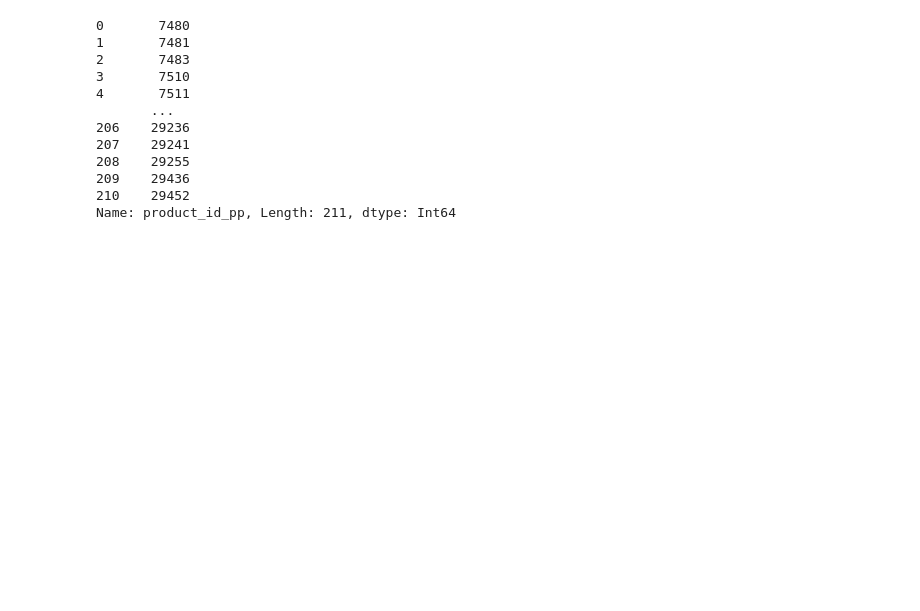
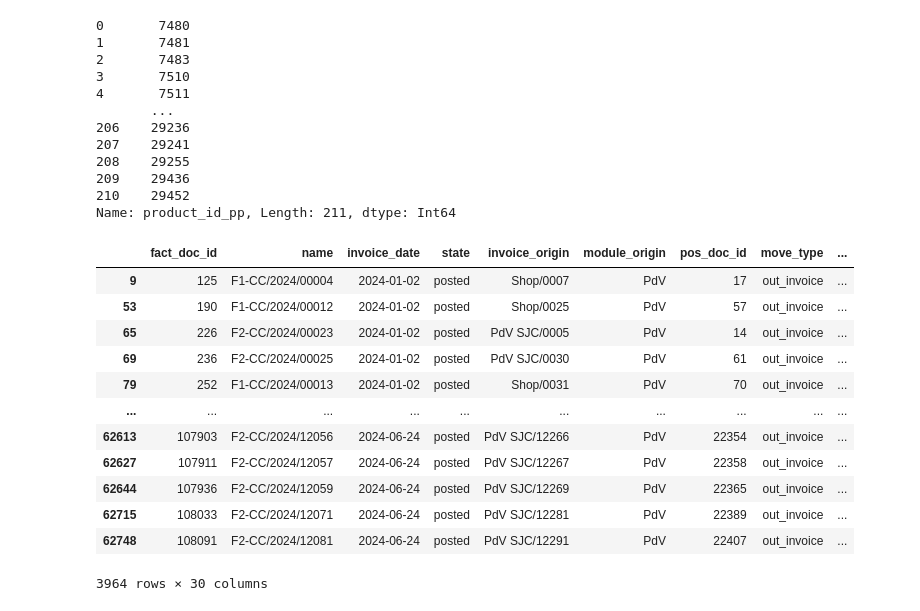
Before and after one commit to ecostichp/odoo_comisiones, a Jupyter notebook: comisiones/algoritmos/algoritmo_costo_de_venta_func.ipynb, the cells around one changed output. Cells and saved outputs as stored; diff of their text form; code cells hidden in the pictures; blank space fills up the shorter version.

```diff
--- a/comisiones/algoritmos/algoritmo_costo_de_venta_func.ipynb
+++ b/comisiones/algoritmos/algoritmo_costo_de_venta_func.ipynb
@@ -280,6 +275,23 @@ prod_varios_prov_ids
 209    29436
 210    29452
 Name: product_id_pp, Length: 211, dtype: Int64
+# %%
+ven_prod_diversos = ventas_año[ventas_año['product_id'].isin(prod_varios_prov_ids)]
+ven_prod_diversos
+# %% [output]
+|  | fact_doc_id | name | invoice_date | state | invoice_origin | module_origin | pos_doc_id | move_type | ... |
+| 9 | 125 | F1-CC/2024/00004 | 2024-01-02 | posted | Shop/0007 | PdV | 17 | out_invoice | ... |
+| 53 | 190 | F1-CC/2024/00012 | 2024-01-02 | posted | Shop/0025 | PdV | 57 | out_invoice | ... |
+| 65 | 226 | F2-CC/2024/00023 | 2024-01-02 | posted | PdV SJC/0005 | PdV | 14 | out_invoice | ... |
+| 69 | 236 | F2-CC/2024/00025 | 2024-01-02 | posted | PdV SJC/0030 | PdV | 61 | out_invoice | ... |
+| 79 | 252 | F1-CC/2024/00013 | 2024-01-02 | posted | Shop/0031 | PdV | 70 | out_invoice | ... |
+| ... | ... | ... | ... | ... | ... | ... | ... | ... | ... |
+| 62613 | 107903 | F2-CC/2024/12056 | 2024-06-24 | posted | PdV SJC/12266 | PdV | 22354 | out_invoice | ... |
+| 62627 | 107911 | F2-CC/2024/12057 | 2024-06-24 | posted | PdV SJC/12267 | PdV | 22358 | out_invoice | ... |
+| 62644 | 107936 | F2-CC/2024/12059 | 2024-06-24 | posted | PdV SJC/12269 | PdV | 22365 | out_invoice | ... |
+| 62715 | 108033 | F2-CC/2024/12071 | 2024-06-24 | posted | PdV SJC/12281 | PdV | 22389 | out_invoice | ... |
+| 62748 | 108091 | F2-CC/2024/12081 | 2024-06-24 | posted | PdV SJC/12291 | PdV | 22407 | out_invoice | ... |
+3964 rows × 30 columns
 # %%
 compras[compras['product_id_pp'].isin(prod_varios_prov_ids)]
 # %% [output]
```
Also changed, not shown: parts of 9 cells of this notebook.
